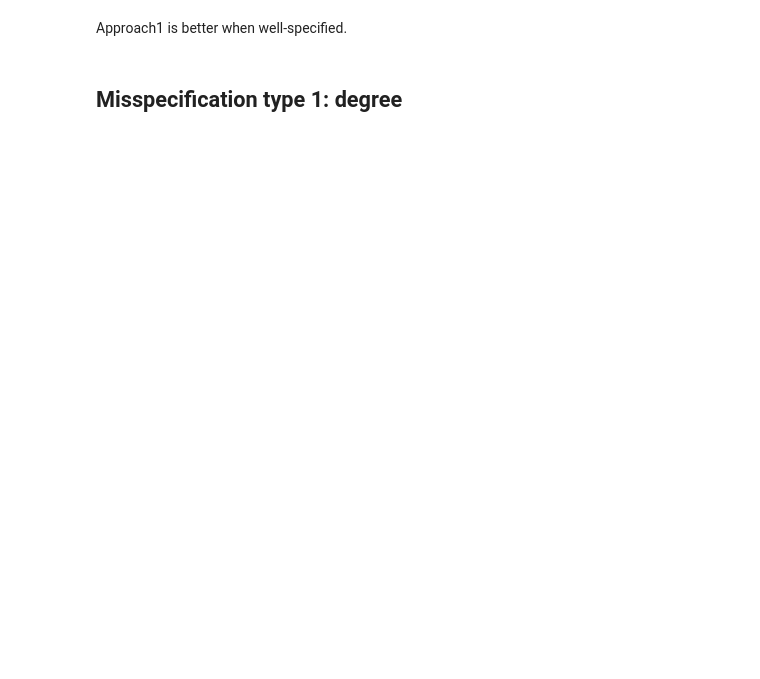
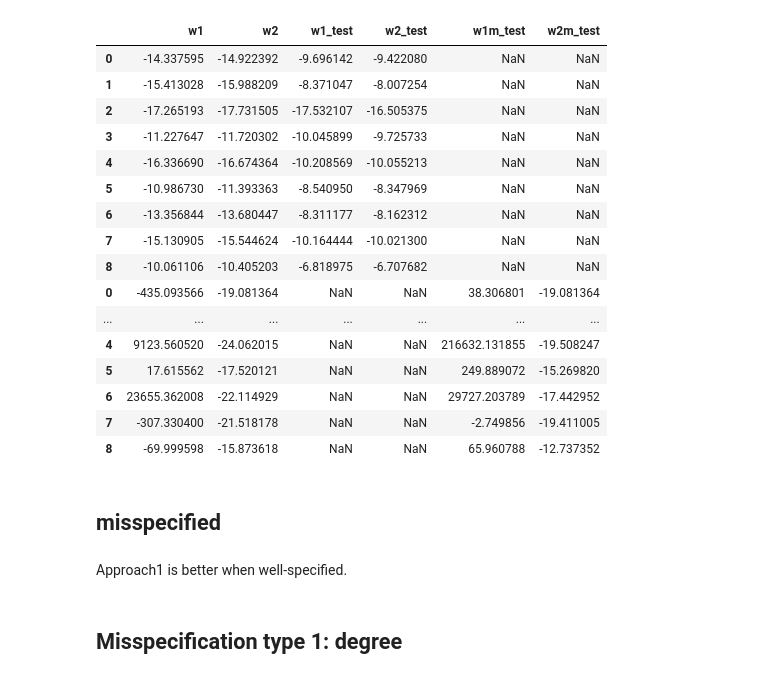
Before and after one commit to hyunjimoon/robust_optimization, a Jupyter notebook: src/SPEO.ipynb, the cells around one changed output. Drawn from its saved outputs; the diff is of its cells as text; code cells hidden in the pictures; blank space fills up the shorter version.

```diff
--- a/src/SPEO.ipynb
+++ b/src/SPEO.ipynb
@@ -76,3 +262,25 @@ print(np.mean([- (profit * min(w, y) - cost * w) for w, y in zip(df.yw, df.what2
+# %%
+pd.concat([err, err_m], join= "outer")
+# %% [output]
+|  | w1 | w2 | w1_test | w2_test | w1m_test | w2m_test |
+| 0 | -14.337595 | -14.922392 | -9.696142 | -9.422080 | NaN | NaN |
+| 1 | -15.413028 | -15.988209 | -8.371047 | -8.007254 | NaN | NaN |
+| 2 | -17.265193 | -17.731505 | -17.532107 | -16.505375 | NaN | NaN |
+| 3 | -11.227647 | -11.720302 | -10.045899 | -9.725733 | NaN | NaN |
+| 4 | -16.336690 | -16.674364 | -10.208569 | -10.055213 | NaN | NaN |
+| 5 | -10.986730 | -11.393363 | -8.540950 | -8.347969 | NaN | NaN |
+| 6 | -13.356844 | -13.680447 | -8.311177 | -8.162312 | NaN | NaN |
+| 7 | -15.130905 | -15.544624 | -10.164444 | -10.021300 | NaN | NaN |
+| 8 | -10.061106 | -10.405203 | -6.818975 | -6.707682 | NaN | NaN |
+| 0 | -435.093566 | -19.081364 | NaN | NaN | 38.306801 | -19.081364 |
+| ... | ... | ... | ... | ... | ... | ... |
+| 4 | 9123.560520 | -24.062015 | NaN | NaN | 216632.131855 | -19.508247 |
+| 5 | 17.615562 | -17.520121 | NaN | NaN | 249.889072 | -15.269820 |
+| 6 | 23655.362008 | -22.114929 | NaN | NaN | 29727.203789 | -17.442952 |
+| 7 | -307.330400 | -21.518178 | NaN | NaN | -2.749856 | -19.411005 |
+| 8 | -69.999598 | -15.873618 | NaN | NaN | 65.960788 | -12.737352 |
+# %% [markdown]
+## misspecified
 # %% [markdown]
 Approach1 is better when well-specified.
 # %% [markdown]
```
Also changed, not shown: parts of 16 cells of this notebook, 4 other files.
